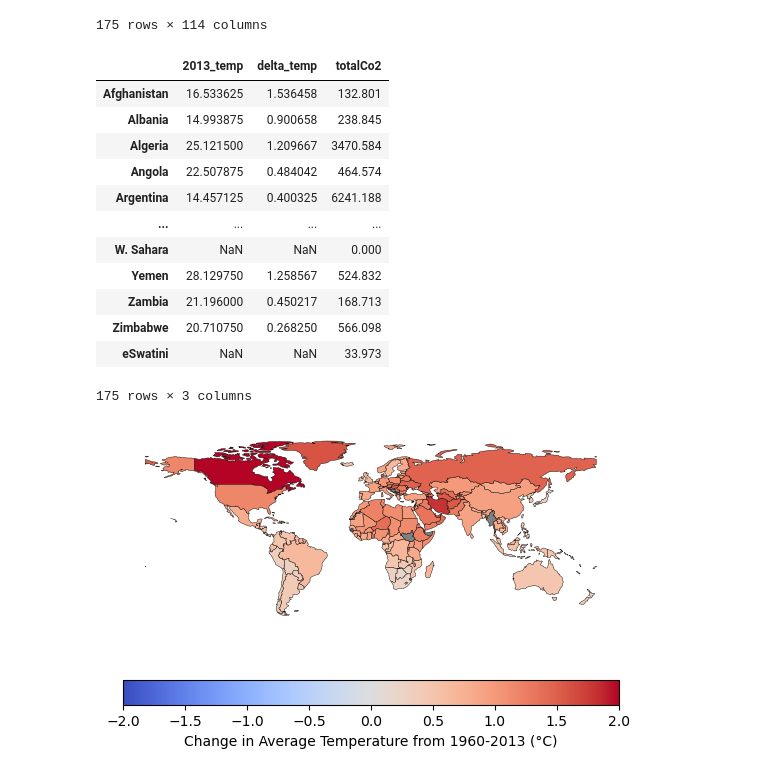
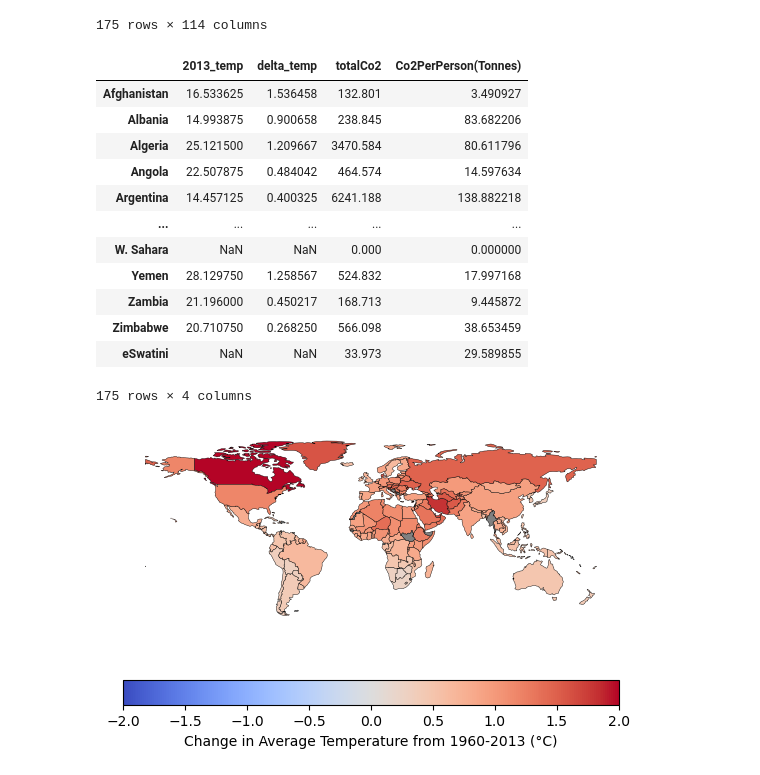
Before and after one commit to ubco-W2022T2-data301/project-group-group42, a Jupyter notebook: analysis/ungraded/cleaning.ipynb, the cells around one changed output. Cells and saved outputs as stored; diff of their text form; code cells hidden in the pictures.

Commit message:
exported world dataframe

```diff
--- a/analysis/ungraded/cleaning.ipynb
+++ b/analysis/ungraded/cleaning.ipynb
@@ -172,20 +173,21 @@ world
 # %%
 #Delta Temp is the average temp from 1960-1964 subtracted from the average temp of 2009-2013
 world["delta_temp"] = world.iloc[:,109:114].mean(axis=1) - world.iloc[:,60:65].mean(axis=1)
 #TotalCo2 is the amount of co2 emitted from 1960-2013
 world['totalCo2'] = world.iloc[:,5:59].sum(axis=1)
+world["Co2PerPerson(Tonnes)"] = (world.iloc[:,115] / world.iloc[:,0]) * 1000000
 world.iloc[:,113:]
 # %% [output]
-|  | 2013_temp | delta_temp | totalCo2 |
-| Afghanistan | 16.533625 | 1.536458 | 132.801 |
-| Albania | 14.993875 | 0.900658 | 238.845 |
-| Algeria | 25.121500 | 1.209667 | 3470.584 |
-| Angola | 22.507875 | 0.484042 | 464.574 |
-| Argentina | 14.457125 | 0.400325 | 6241.188 |
-| ... | ... | ... | ... |
-| W. Sahara | NaN | NaN | 0.000 |
-| Yemen | 28.129750 | 1.258567 | 524.832 |
-| Zambia | 21.196000 | 0.450217 | 168.713 |
-| Zimbabwe | 20.710750 | 0.268250 | 566.098 |
-| eSwatini | NaN | NaN | 33.973 |
+|  | 2013_temp | delta_temp | totalCo2 | Co2PerPerson(Tonnes) |
+| Afghanistan | 16.533625 | 1.536458 | 132.801 | 3.490927 |
+| Albania | 14.993875 | 0.900658 | 238.845 | 83.682206 |
+| Algeria | 25.121500 | 1.209667 | 3470.584 | 80.611796 |
+| Angola | 22.507875 | 0.484042 | 464.574 | 14.597634 |
+| Argentina | 14.457125 | 0.400325 | 6241.188 | 138.882218 |
+| ... | ... | ... | ... | ... |
+| W. Sahara | NaN | NaN | 0.000 | 0.000000 |
+| Yemen | 28.129750 | 1.258567 | 524.832 | 17.997168 |
+| Zambia | 21.196000 | 0.450217 | 168.713 | 9.445872 |
+| Zimbabwe | 20.710750 | 0.268250 | 566.098 | 38.653459 |
+| eSwatini | NaN | NaN | 33.973 | 29.589855 |
-175 rows × 3 columns
+175 rows × 4 columns
```
Also changed, not shown: parts of 7 cells of this notebook, 2 other files.
